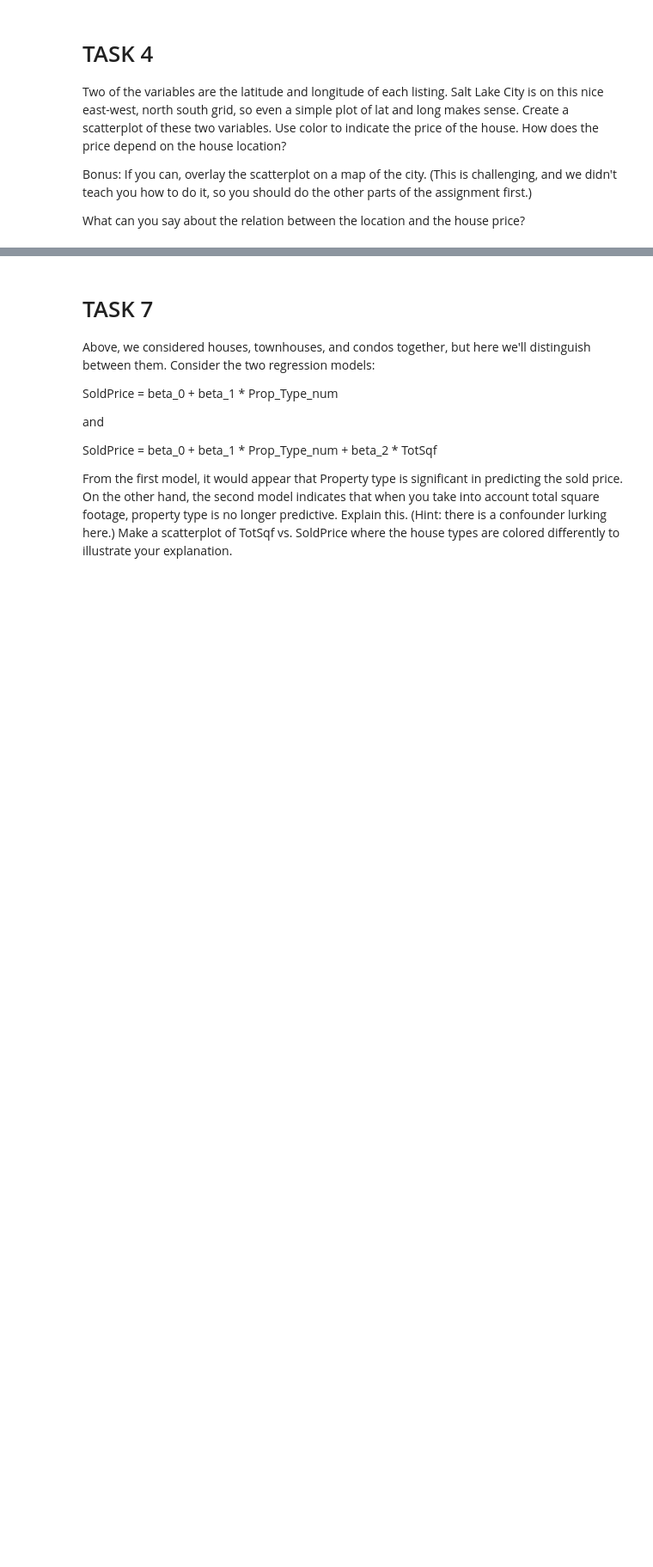
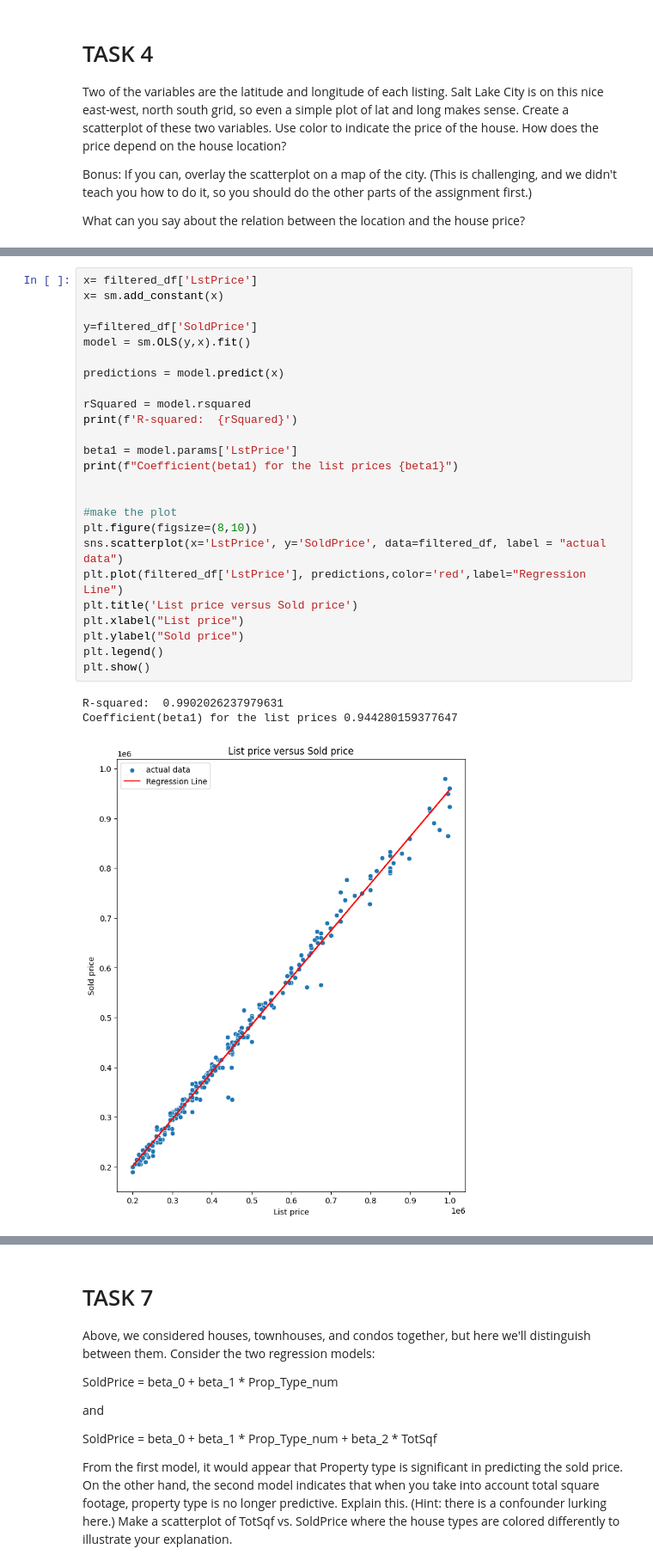
Before and after one commit to samipope/CS6011, a Jupyter notebook: CS6017/homework/homeworkTwo/homework2.ipynb, the cells around one changed output, grey strips where cells are left out. Shown at 86% size. Drawn from its saved outputs; the diff is of its cells as text; blank space fills up the shorter version.

```diff
--- a/CS6017/homework/homeworkTwo/homework2.ipynb
+++ b/CS6017/homework/homeworkTwo/homework2.ipynb
@@ -60,5 +254,34 @@ se the 'ols' function from the statsmodels package to regress the Sold price on
 
 You'll find that the best predictor of sold price is the list price. Report the R-squared value for this model (SoldPrice ~ LstPrice) and give an interpretation for its meaning. Also give an interpretation of beta_1 for this model. Make a plot of list price vs. sold price and overlay the prediction coming from your regression model.
+# %%
+x= filtered_df['LstPrice']
+x= sm.add_constant(x)
+
+y=filtered_df['SoldPrice']
+model = sm.OLS(y,x).fit()
+
+predictions = model.predict(x)
+
+rSquared = model.rsquared
+print(f'R-squared:  {rSquared}')
+
+beta1 = model.params['LstPrice']
+print(f"Coefficient(beta1) for the list prices {beta1}")
+
+
+#make the plot
+plt.figure(figsize=(8,10))
+sns.scatterplot(x='LstPrice', y='SoldPrice', data=filtered_df, label = "actual data")
+plt.plot(filtered_df['LstPrice'], predictions,color='red',label="Regression Line")
+plt.title('List price versus Sold price')
+plt.xlabel("List price")
+plt.ylabel("Sold price")
+plt.legend()
+plt.show()
+# %% [output]
+R-squared:  0.9902026237979631
+Coefficient(beta1) for the list prices 0.944280159377647
+[figure, added]
 # %% [markdown]
  # TASK 6
  Develop a multilinear regression model for house prices in this neighborhood. We could use this to come up with a list price for houses coming on the market, so do not include the list price in your model and, for now, ignore the categorical variable Prop_Type. Your model should be of the form:
```
Also changed, not shown: parts of 15 cells of this notebook, 1 other file.
